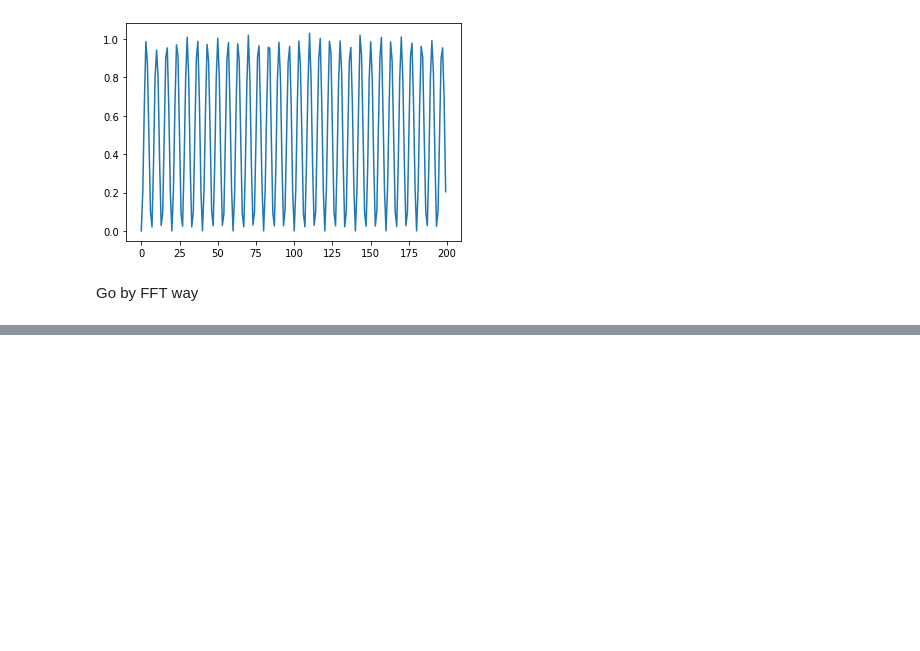
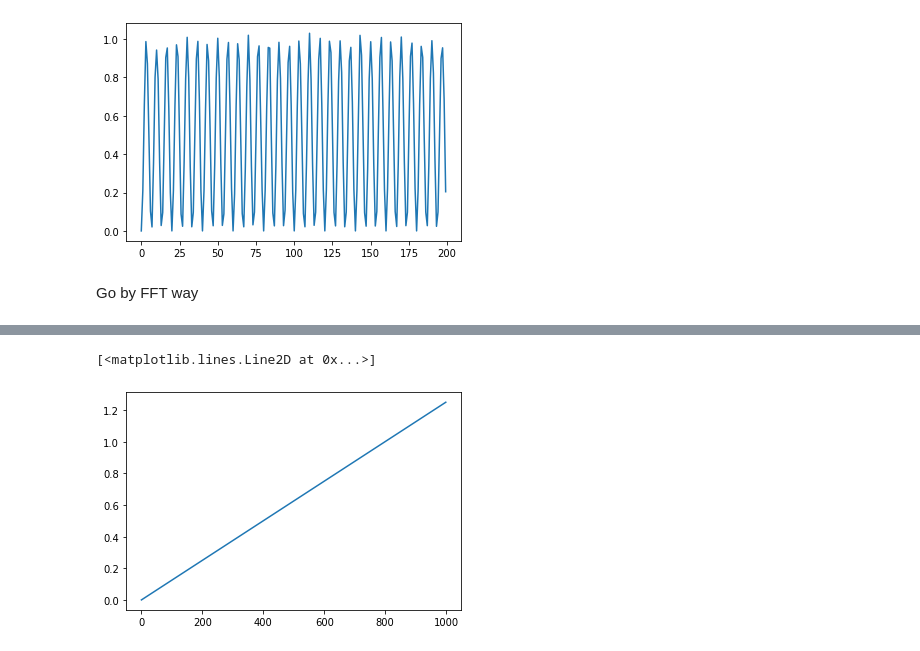
Before and after one commit to forest416/3, a Jupyter notebook: Untitled0.ipynb, the cells around one changed output, grey strips where cells are left out. Drawn from its saved outputs; the diff is of its cells as text; code cells hidden in the pictures; blank space fills up the shorter version.

```diff
--- a/Untitled0.ipynb
+++ b/Untitled0.ipynb
@@ -81,0 +91,8 @@ plt.show()
+# %%
+N=1000
+T=1.0/800.0
+x=np.linspace(0.0, N*T, N)
+plt.plot(x)
+# %% [output]
+[<matplotlib.lines.Line2D at 0x...>]
+[figure, added]
```
Also changed, not shown: parts of 2 cells of this notebook.
